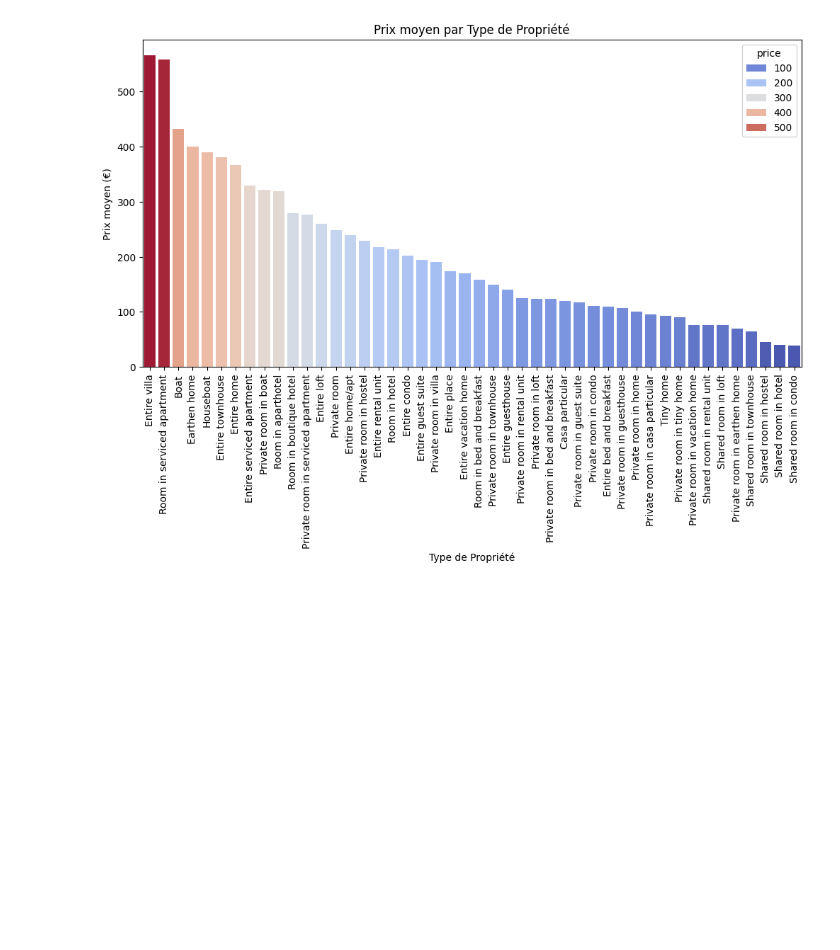
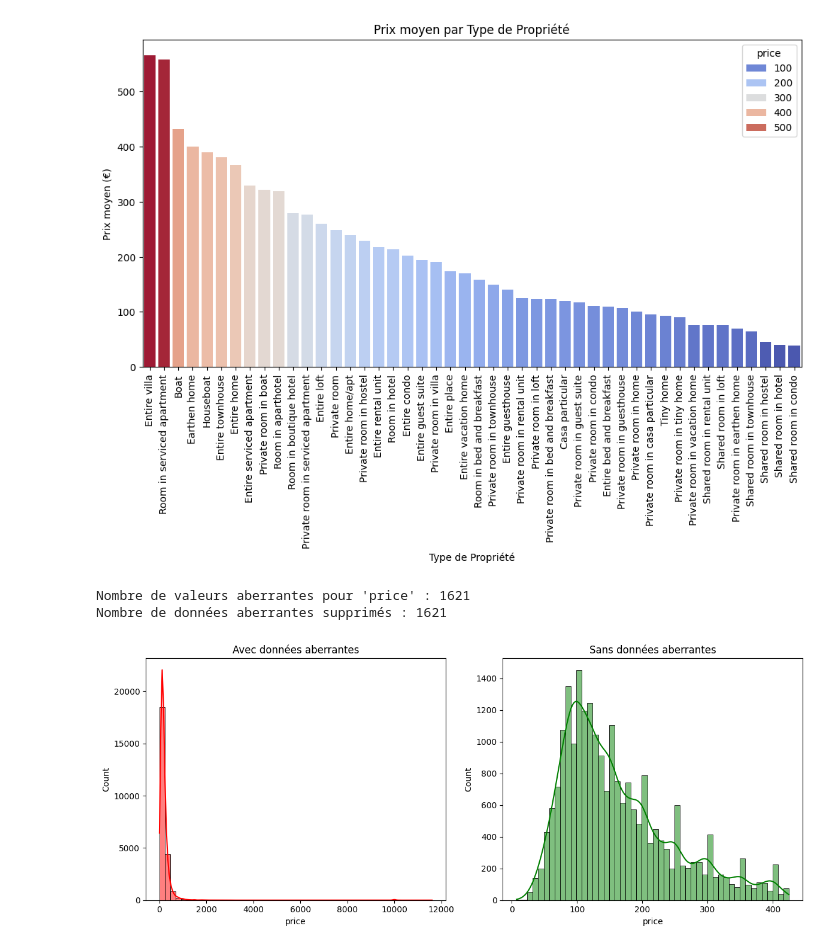
Before and after one commit to rufus232/project_airbnb, a Jupyter notebook: main.ipynb, the cells around one changed output. Drawn from its saved outputs; the diff is of its cells as text; code cells hidden in the pictures; blank space fills up the shorter version.

```diff
--- a/main.ipynb
+++ b/main.ipynb
@@ -78,3 +79,36 @@ plt.title("Prix moyen par Type de Propriété")
 plt.show()
 # %% [output]
 [figure]
+# %%
+Q1 = df['price'].quantile(0.25)
+Q3 = df['price'].quantile(0.75)
+IQR = Q3 - Q1
+lower_bound = Q1 - 1.5 * IQR
+upper_bound = Q3 + 1.5 * IQR
+dt_aber = df[(df['price'] < lower_bound) | (df['price'] > upper_bound)]
+print(f"Nombre de valeurs aberrantes pour 'price' : {dt_aber.shape[0]}")
+# print(dt_aber[['name', 'price']])
+
+# suppression valeurs aberrantes
+df_clean = df[(df['price'] >= lower_bound) & (df['price'] <= upper_bound)]
+
+dt_aber_count = len(df) - len(df_clean)
+print(f"Nombre de données aberrantes supprimés : {dt_aber_count}")
+
+# ava,nt après
+plt.figure(figsize=(12, 5))
+
+plt.subplot(1, 2, 1)
+sns.histplot(df['price'], bins=50, kde=True, color='red')
+plt.title("Avec données aberrantes")
+
+plt.subplot(1, 2, 2)
+sns.histplot(df_clean['price'], bins=50, kde=True, color='green')
+plt.title("Sans données aberrantes")
+
+plt.tight_layout()
+plt.show()
+# %% [output]
+Nombre de valeurs aberrantes pour 'price' : 1621
+Nombre de données aberrantes supprimés : 1621
+[figure, added]
```
Also changed, not shown: parts of 4 cells of this notebook.
